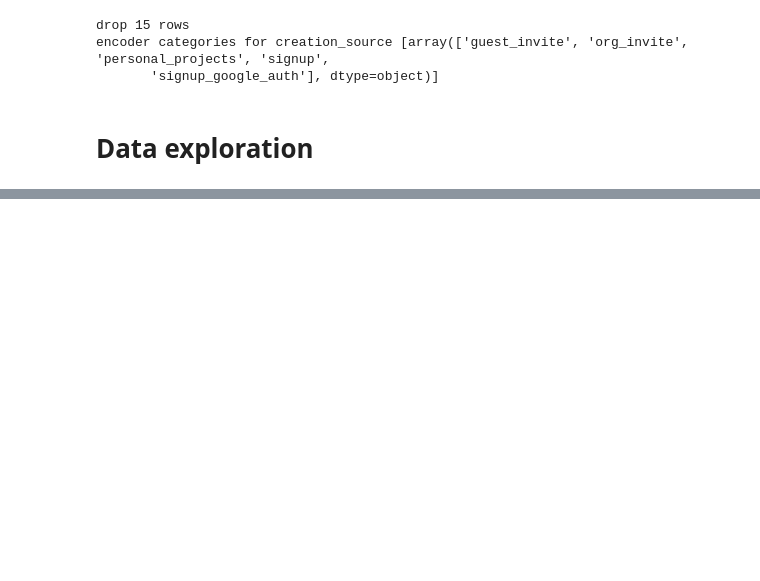
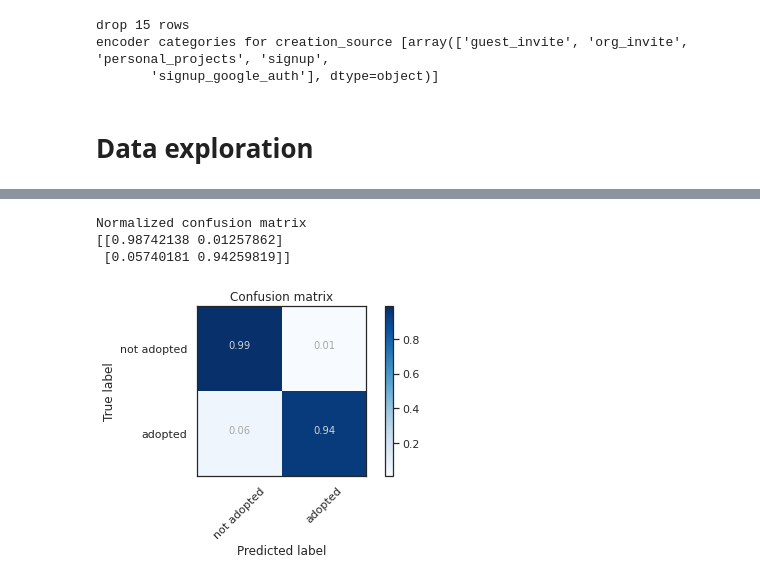
Before and after one commit to skeller88/relax_challenge, a Jupyter notebook: predicting_user_adoption.ipynb, the cells around one changed output, grey strips where cells are left out. Drawn from its saved outputs; the diff is of its cells as text; code cells hidden in the pictures; blank space fills up the shorter version.

```diff
--- a/predicting_user_adoption.ipynb
+++ b/predicting_user_adoption.ipynb
@@ -314,0 +591,7 @@ all_user_data.groupby(['creation_day', 'is_adopted']).count()['count']
+# %%
+plot_confusion_matrix(confusion_matrix(ytest, predicted_probas), ['not adopted', 'adopted'], normalize=True)
+# %% [output]
+Normalized confusion matrix
+[[0.98742138 0.01257862]
+ [0.05740181 0.94259819]]
+[figure, added]
```
Also changed, not shown: parts of 28 cells of this notebook.
